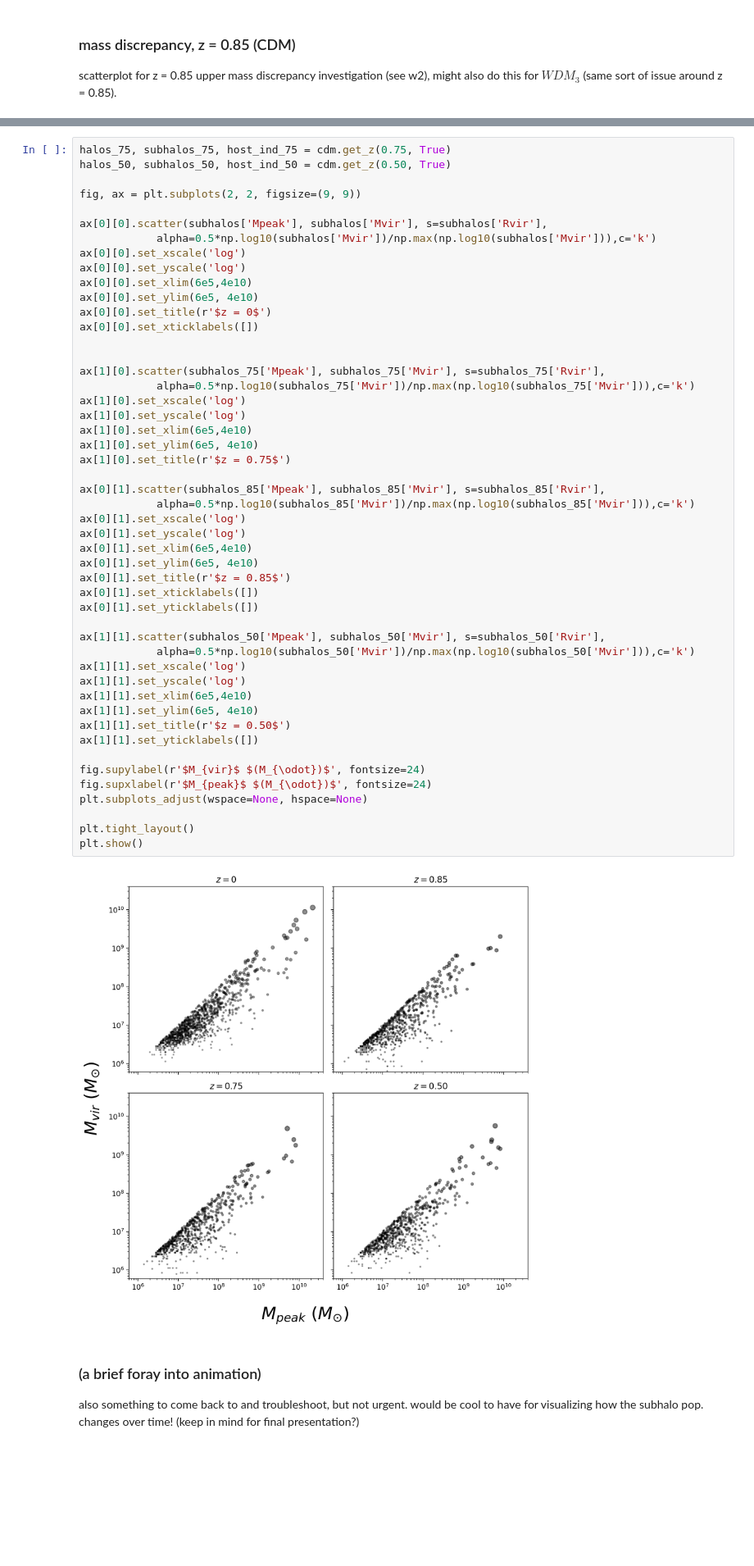
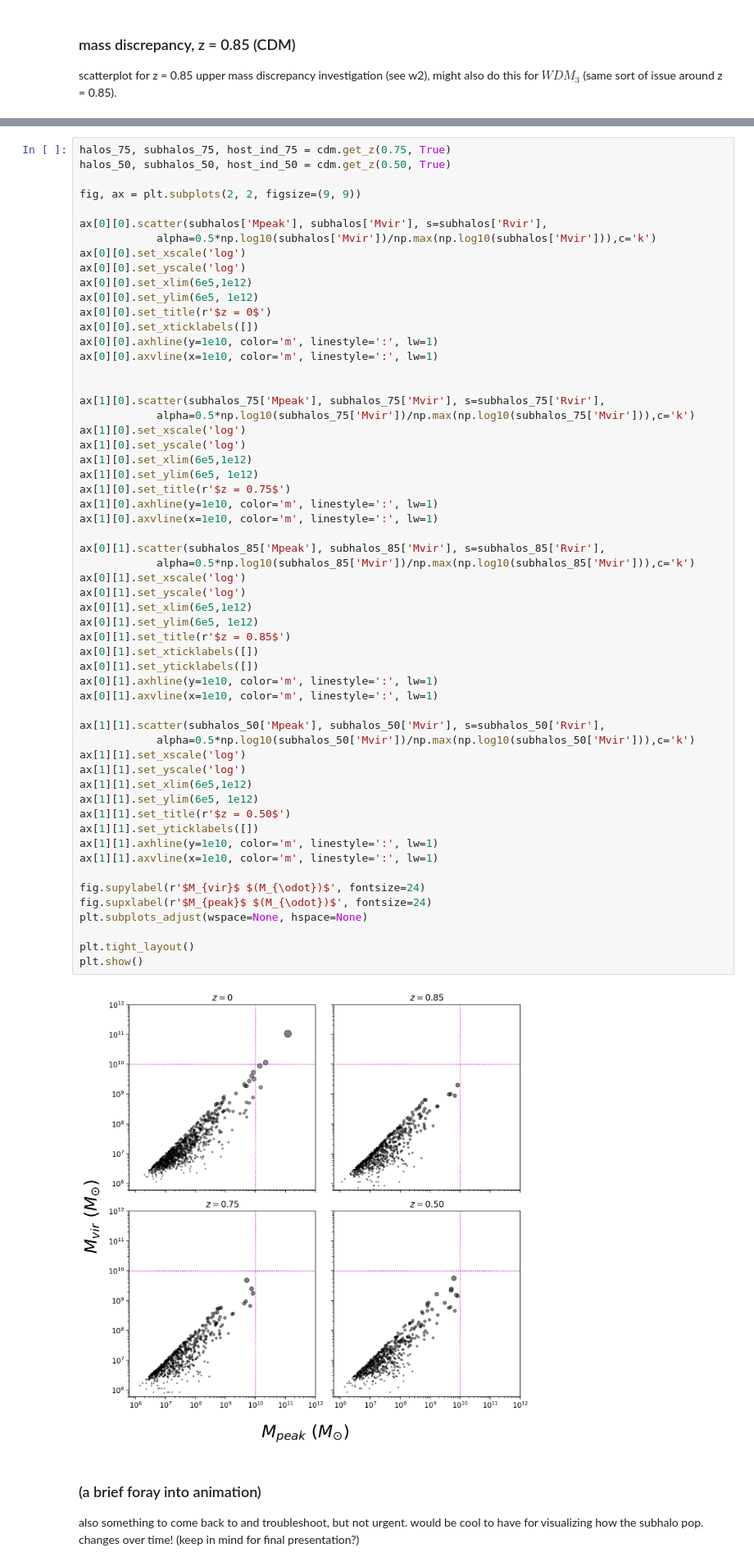
Before and after one commit to theotherlogan/nsbp-2023, a Jupyter notebook: notebooks/w3_work.ipynb, the cells around one changed output, grey strips where cells are left out. Shown at 82% size. Drawn from its saved outputs; the diff is of its cells as text; blank space fills up the shorter version.

Commit message:
added guidelines to scatterplots

```diff
--- a/notebooks/w3_work.ipynb
+++ b/notebooks/w3_work.ipynb
@@ -159,47 +159,55 @@ ax[0][0].scatter(subhalos['Mpeak'], subhalos['Mvir'], s=subhalos['Rvir'],
             alpha=0.5*np.log10(subhalos['Mvir'])/np.max(np.log10(subhalos['Mvir'])),c='k')
 ax[0][0].set_xscale('log')
 ax[0][0].set_yscale('log')
-ax[0][0].set_xlim(6e5,4e10)
-ax[0][0].set_ylim(6e5, 4e10)
+ax[0][0].set_xlim(6e5,1e12)
+ax[0][0].set_ylim(6e5, 1e12)
 ax[0][0].set_title(r'$z = 0$')
 ax[0][0].set_xticklabels([])
+ax[0][0].axhline(y=1e10, color='m', linestyle=':', lw=1)
+ax[0][0].axvline(x=1e10, color='m', linestyle=':', lw=1)
 
 
 ax[1][0].scatter(subhalos_75['Mpeak'], subhalos_75['Mvir'], s=subhalos_75['Rvir'],
             alpha=0.5*np.log10(subhalos_75['Mvir'])/np.max(np.log10(subhalos_75['Mvir'])),c='k')
 ax[1][0].set_xscale('log')
 ax[1][0].set_yscale('log')
-ax[1][0].set_xlim(6e5,4e10)
-ax[1][0].set_ylim(6e5, 4e10)
+ax[1][0].set_xlim(6e5,1e12)
+ax[1][0].set_ylim(6e5, 1e12)
 ax[1][0].set_title(r'$z = 0.75$')
+ax[1][0].axhline(y=1e10, color='m', linestyle=':', lw=1)
+ax[1][0].axvline(x=1e10, color='m', linestyle=':', lw=1)
 
 ax[0][1].scatter(subhalos_85['Mpeak'], subhalos_85['Mvir'], s=subhalos_85['Rvir'],
             alpha=0.5*np.log10(subhalos_85['Mvir'])/np.max(np.log10(subhalos_85['Mvir'])),c='k')
 ax[0][1].set_xscale('log')
 ax[0][1].set_yscale('log')
-ax[0][1].set_xlim(6e5,4e10)
-ax[0][1].set_ylim(6e5, 4e10)
+ax[0][1].set_xlim(6e5,1e12)
+ax[0][1].set_ylim(6e5, 1e12)
 ax[0][1].set_title(r'$z = 0.85$')
 ax[0][1].set_xticklabels([])
 ax[0][1].set_yticklabels([])
+ax[0][1].axhline(y=1e10, color='m', linestyle=':', lw=1)
+ax[0][1].axvline(x=1e10, color='m', linestyle=':', lw=1)
 
 ax[1][1].scatter(subhalos_50['Mpeak'], subhalos_50['Mvir'], s=subhalos_50['Rvir'],
             alpha=0.5*np.log10(subhalos_50['Mvir'])/np.max(np.log10(subhalos_50['Mvir'])),c='k')
 ax[1][1].set_xscale('log')
 ax[1][1].set_yscale('log')
-ax[1][1].set_xlim(6e5,4e10)
-ax[1][1].set_ylim(6e5, 4e10)
+ax[1][1].set_xlim(6e5,1e12)
+ax[1][1].set_ylim(6e5, 1e12)
 ax[1][1].set_title(r'$z = 0.50$')
 ax[1][1].set_yticklabels([])
+ax[1][1].axhline(y=1e10, color='m', linestyle=':', lw=1)
+ax[1][1].axvline(x=1e10, color='m', linestyle=':', lw=1)
 
 fig.supylabel(r'$M_{vir}$ $(M_{\odot})$', fontsize=24)
 fig.supxlabel(r'$M_{peak}$ $(M_{\odot})$', fontsize=24)
 plt.subplots_adjust(wspace=None, hspace=None)
 
 plt.tight_layout()
 plt.show()
 # %% [output]
-[figure, old version]
+[figure, new version]
 # %% [markdown]
 ### (a brief foray into animation)
 also something to come back to and troubleshoot, but not urgent. would be cool to have for visualizing how the subhalo pop. changes over time!
```
